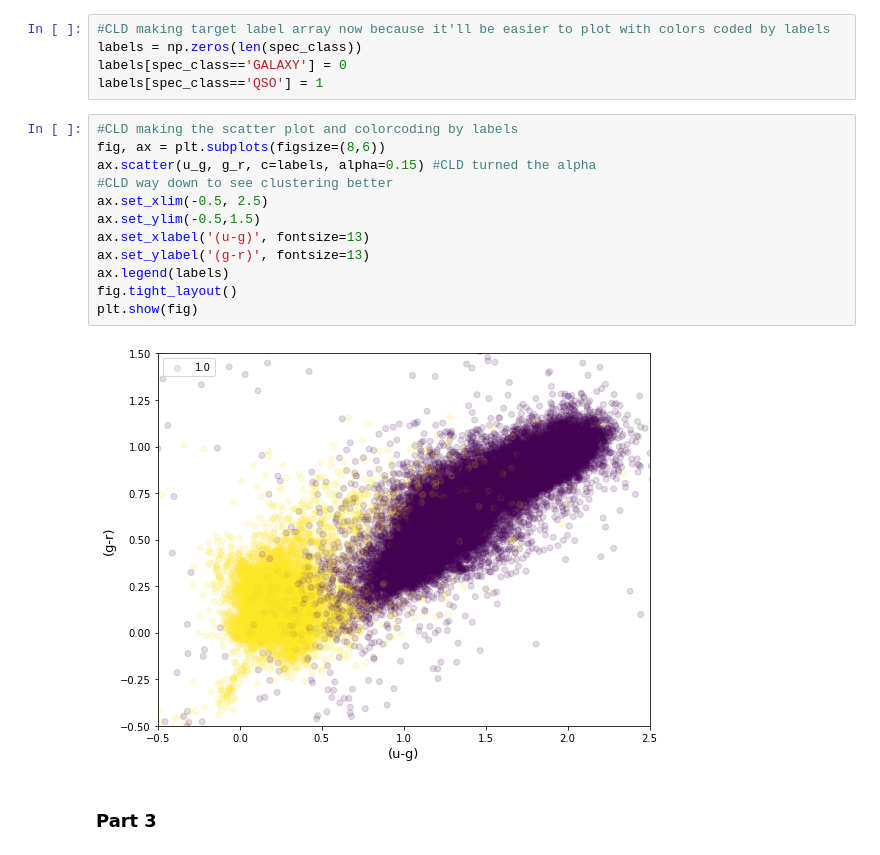
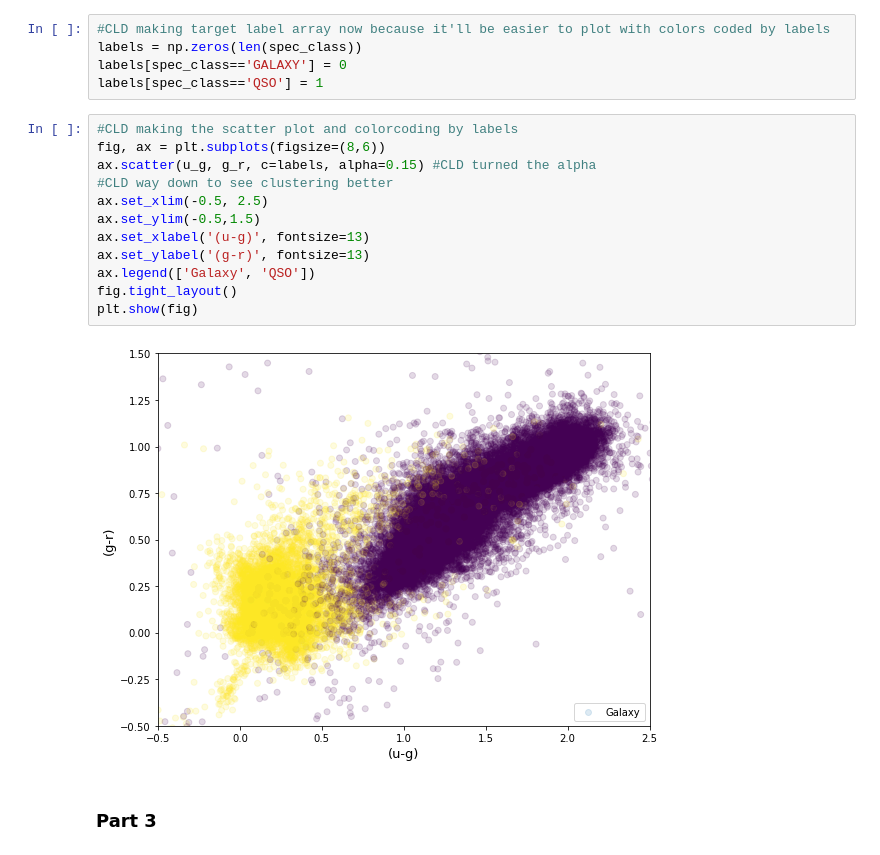
Before and after one commit to dgerosa/astrostatistics_bicocca_2023, a Jupyter notebook: coursework/student_folders/carrie_drake/vu_astr8070_s21_hw8_carriedrake.ipynb, the cells around one changed output. Cells and saved outputs as stored; diff of their text form.

```diff
--- a/coursework/student_folders/carrie_drake/vu_astr8070_s21_hw8_carriedrake.ipynb
+++ b/coursework/student_folders/carrie_drake/vu_astr8070_s21_hw8_carriedrake.ipynb
@@ -116,17 +116,17 @@ labels[spec_class=='QSO'] = 1
 # %%
 #CLD making the scatter plot and colorcoding by labels
 fig, ax = plt.subplots(figsize=(8,6))
 ax.scatter(u_g, g_r, c=labels, alpha=0.15) #CLD turned the alpha
 #CLD way down to see clustering better
 ax.set_xlim(-0.5, 2.5)
 ax.set_ylim(-0.5,1.5)
 ax.set_xlabel('(u-g)', fontsize=13)
 ax.set_ylabel('(g-r)', fontsize=13)
-ax.legend(labels)
+ax.legend(['Galaxy', 'QSO'])
 fig.tight_layout()
 plt.show(fig)
 # %% [output]
-[figure, old version]
+[figure, new version]
 # %% [markdown]
 ### Part 3
 # %%
```
Also changed, not shown: parts of 13 cells of this notebook.
